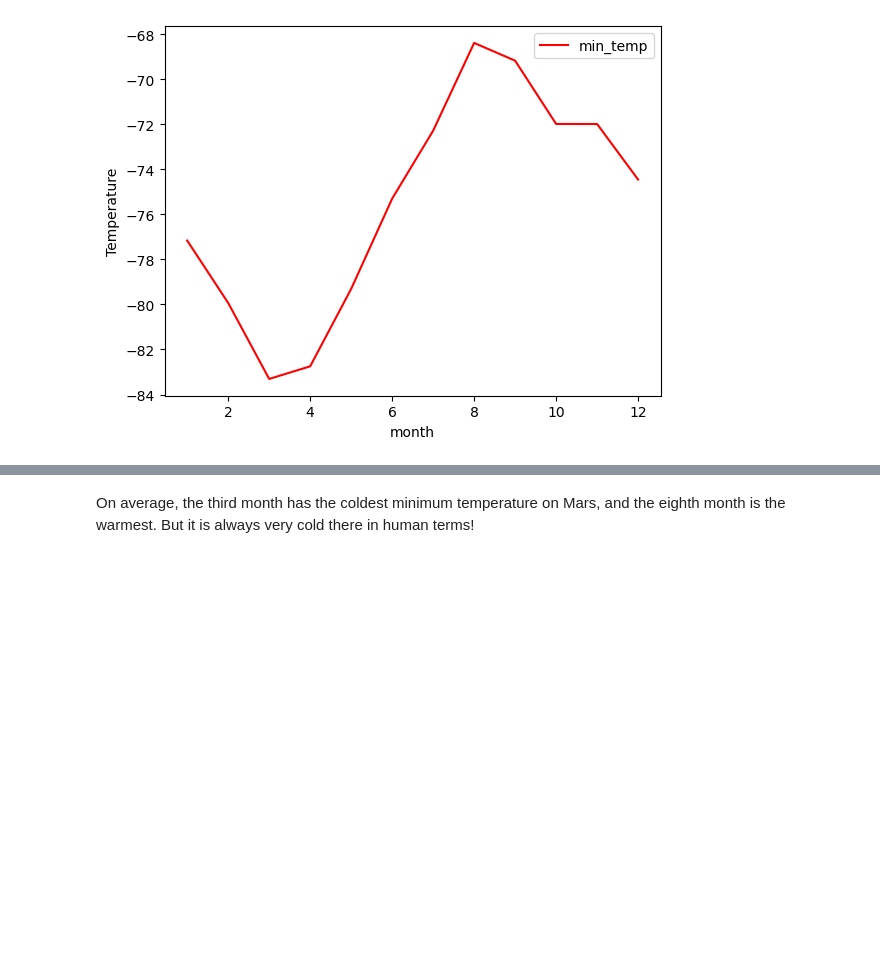
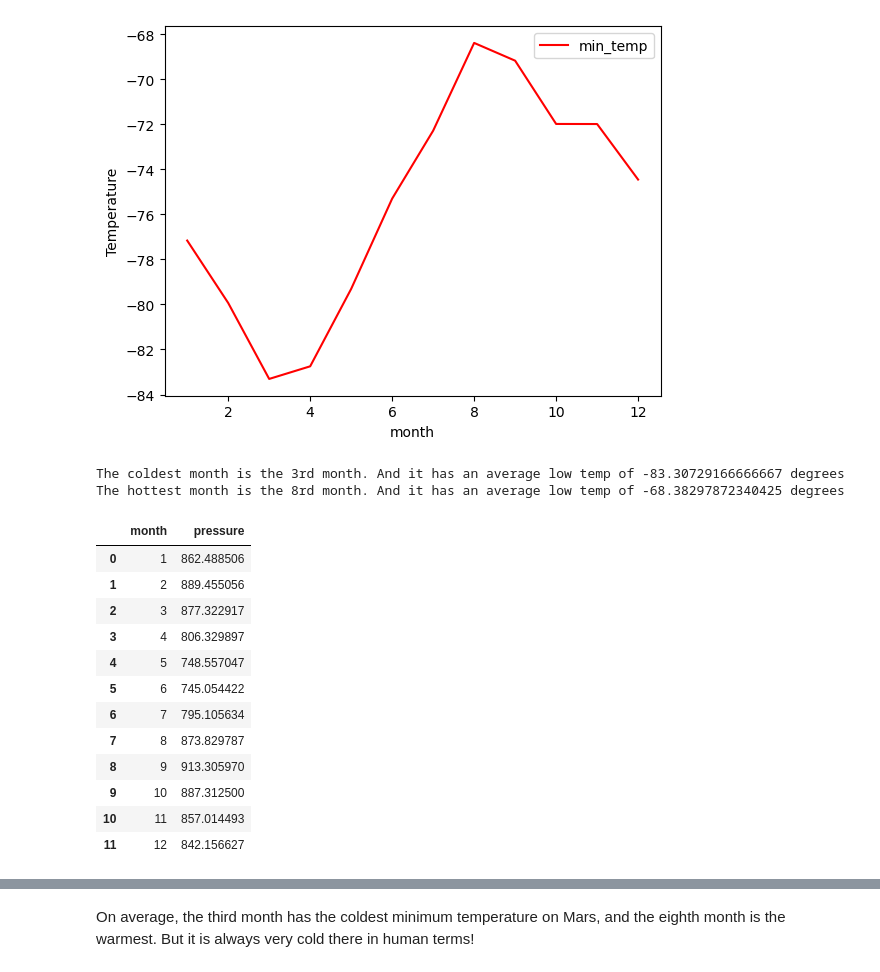
Before and after one commit to DanDreger/scraping_mars, a Jupyter notebook: part_2_mars_weather.ipynb, the cells around one changed output, grey strips where cells are left out. Drawn from its saved outputs; the diff is of its cells as text; code cells hidden in the pictures; blank space fills up the shorter version.

```diff
--- a/part_2_mars_weather.ipynb
+++ b/part_2_mars_weather.ipynb
@@ -228,4 +231,35 @@ plt.show()
+# %%
+# Identify the coldest and hottest months in Curiosity's location
+#coldest_month_temp = months['min_temp'].min()
+#coldest_month_temp
+
+coldest_month = months_low_temps[months_low_temps.min_temp == months_low_temps.min_temp.min()]
+
+hottest_month = months_low_temps[months_low_temps.min_temp == months_low_temps.min_temp.max()]
+
+print(f"The coldest month is the {coldest_month['month'].values[0]}rd month. And it has an average low temp of {coldest_month['min_temp'].values[0]} degrees")
+
+print(f"The hottest month is the {hottest_month['month'].values[0]}rd month. And it has an average low temp of {hottest_month['min_temp'].values[0]} degrees")
+# %% [output]
+The coldest month is the 3rd month. And it has an average low temp of -83.30729166666667 degrees
+The hottest month is the 8rd month. And it has an average low temp of -68.38297872340425 degrees
 # %%
 # 4. Average pressure by Martian month
+months_pressure = mars_df_formatted[['month', 'pressure']].groupby('month', as_index=False).mean()
+months_pressure
+# %% [output]
+|  | month | pressure |
+| 0 | 1 | 862.488506 |
+| 1 | 2 | 889.455056 |
+| 2 | 3 | 877.322917 |
+| 3 | 4 | 806.329897 |
+| 4 | 5 | 748.557047 |
+| 5 | 6 | 745.054422 |
+| 6 | 7 | 795.105634 |
+| 7 | 8 | 873.829787 |
+| 8 | 9 | 913.305970 |
+| 9 | 10 | 887.312500 |
+| 10 | 11 | 857.014493 |
+| 11 | 12 | 842.156627 |
 # %%
 # Plot the average pressure by month
```
Also changed, not shown: parts of 9 cells of this notebook, 1 other file.
